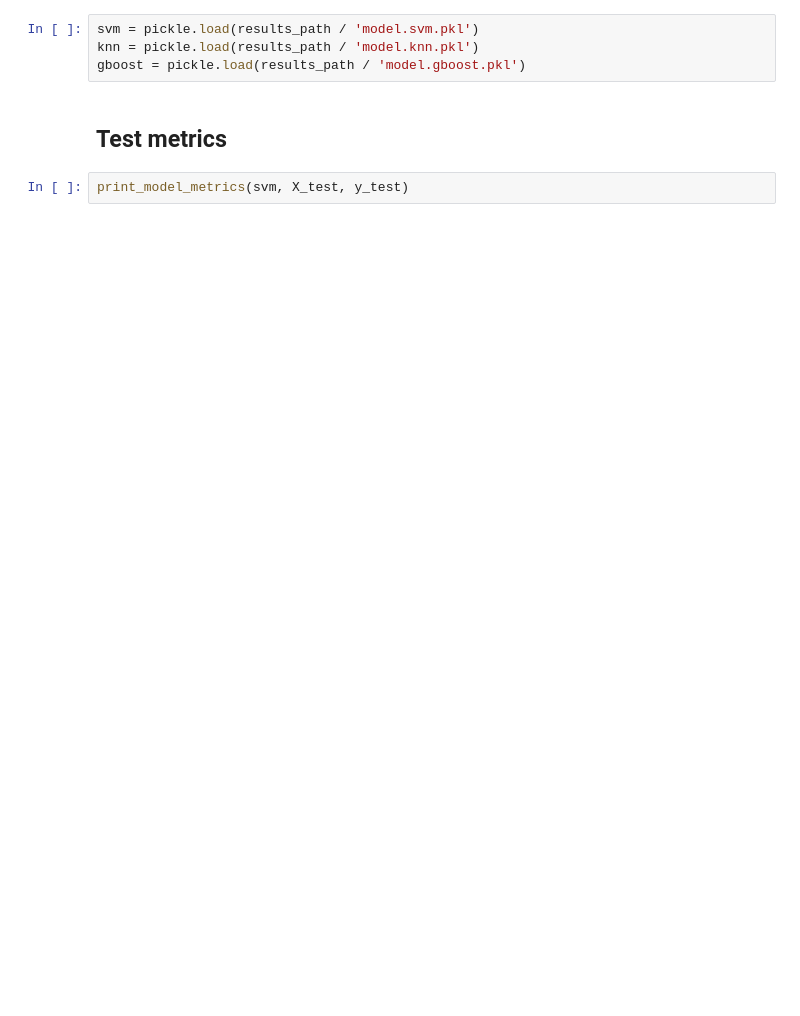
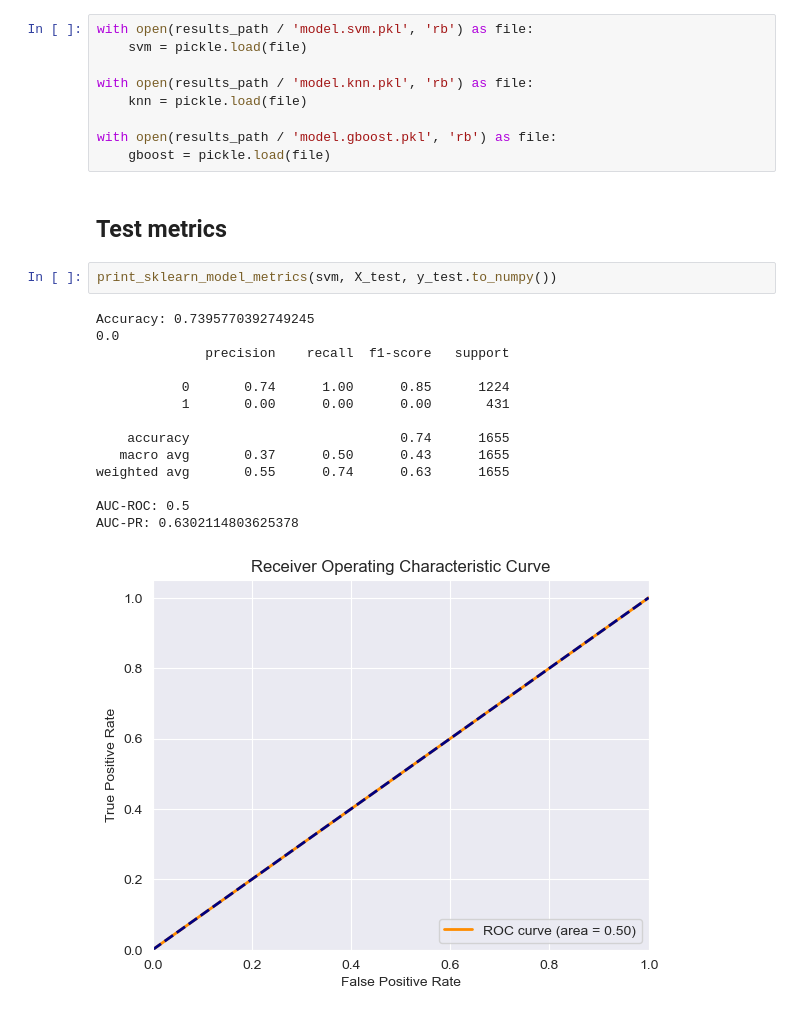
Before and after one commit to jose-2001/AIForIMUParkinsonData, a Jupyter notebook: notebooks/evaluation/s4-features-posture-metrics.ipynb, the cells around one changed output. Cells and saved outputs as stored; diff of their text form; blank space fills up the shorter version.

Commit message:
feat (posture-evaluation): Metrics report for test set in all models

```diff
--- a/notebooks/evaluation/s4-features-posture-metrics.ipynb
+++ b/notebooks/evaluation/s4-features-posture-metrics.ipynb
@@ -29,10 +28,30 @@ X_test, y_test = test_data[features], test_data[target]
 # %%
 results_path = ROOT_DIR / 'results' / 'models' / 'posture-features'
 # %%
-svm = pickle.load(results_path / 'model.svm.pkl')
-knn = pickle.load(results_path / 'model.knn.pkl')
-gboost = pickle.load(results_path / 'model.gboost.pkl')
+with open(results_path / 'model.svm.pkl', 'rb') as file:
+    svm = pickle.load(file)
+
+with open(results_path / 'model.knn.pkl', 'rb') as file:
+    knn = pickle.load(file)
+
+with open(results_path / 'model.gboost.pkl', 'rb') as file:
+    gboost = pickle.load(file)
 # %% [markdown]
 ## Test metrics
 # %%
-print_model_metrics(svm, X_test, y_test)
+print_sklearn_model_metrics(svm, X_test, y_test.to_numpy())
+# %% [output]
+Accuracy: 0.7395770392749245
+0.0
+              precision    recall  f1-score   support
+
+           0       0.74      1.00      0.85      1224
+           1       0.00      0.00      0.00       431
+
+    accuracy                           0.74      1655
+   macro avg       0.37      0.50      0.43      1655
+weighted avg       0.55      0.74      0.63      1655
+
+AUC-ROC: 0.5
+AUC-PR: 0.6302114803625378
+[figure, added]
```
Also changed, not shown: parts of 5 cells of this notebook.
